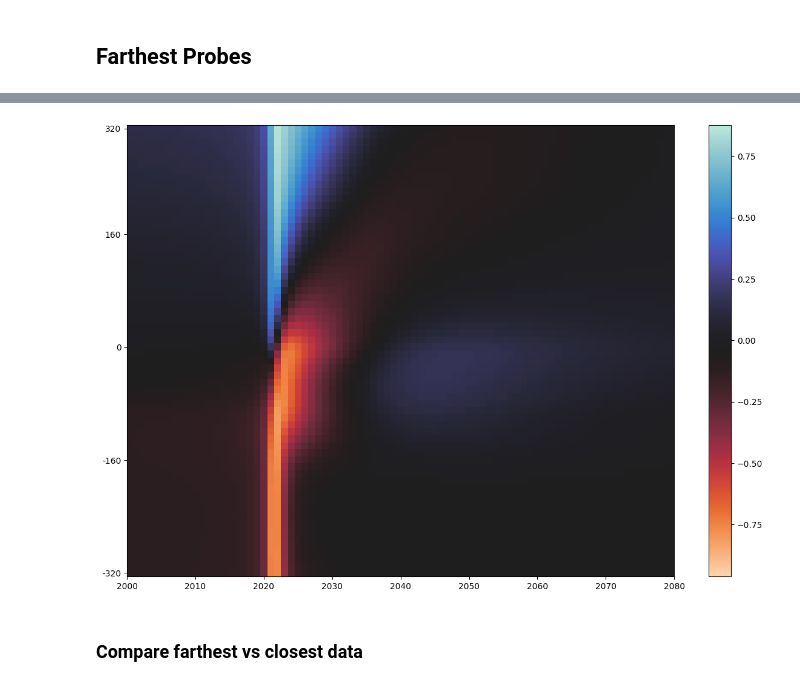
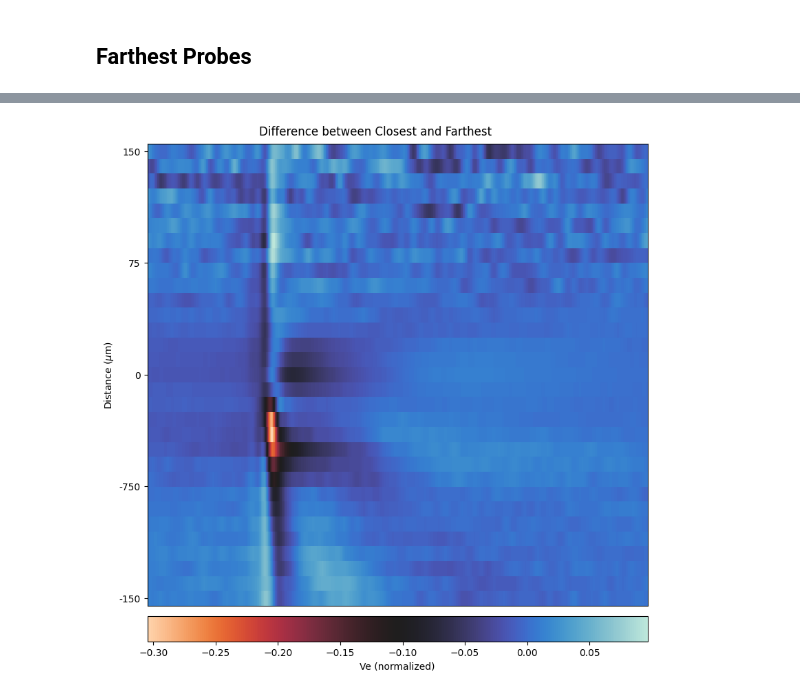
Before and after one commit to kedoxey/PyramidalCellSimulations, a Jupyter notebook: notebooks/figures/plot_linear_probes.ipynb, the cells around one changed output, grey strips where cells are left out. Cells and saved outputs as stored; diff of their text form; code cells hidden in the pictures.

```diff
--- a/notebooks/figures/plot_linear_probes.ipynb
+++ b/notebooks/figures/plot_linear_probes.ipynb
@@ -912,0 +1007,3 @@ closest_probes_df.head()
+# %%
+include_channels = [i for i in range(max_channel-15, max_channel+16)]
+include_channels[0], include_channels[-1]
@@ -913,9 +1036,9 @@ closest_probes_df.head()
 # %%
 avg_waves_close = []
 
-for channel_num in range(num_channels):
+for channel_num in include_channels:
 
-    channel_df = closest_probes_df[closest_probes_df.channel_num == channel_num]
+    channel_df = prep_closest_probes_df[prep_closest_probes_df.channel_num == channel_num]
 
     waves = []
 
@@ -927,10 +1050,13 @@ for channel_num in range(num_channels):
         wave = list(norm_ve)
         waves.append(wave)
 
+
     waves = np.array(waves)
     channel_avg = np.average(waves, 0)
 
     avg_waves_close.append(channel_avg)
+
+avg_waves_close = list(reversed(avg_waves_close))
 # %%
 icefire_cmap = sns.color_palette("icefire_r", as_cmap=True)
 
@@ -954,7 +1094,7 @@ fig.tight_layout()
 # %% [markdown]
 ## Farthest Probes
 # %%
-farthest_probes = find_n_farthest_probes(probes, n_probes//2, max_channel_i=n_channels//2)
-farthest_probes_df = data_df[data_df.probe_num.isin(farthest_probes)]
+farthest_probes = find_n_farthest_probes(probes, n_probes//2, max_channel_i=max_channel)
+farthest_probes_df = spike_df[spike_df.probe_num.isin(farthest_probes)]
 farthest_probes_df.head()
 # %% [output]
@@ -986,9 +1133,10 @@ array([ 2,  3,  5,  6,  7,  9, 11, 14, 16, 18, 21, 22, 23, 24, 27, 28, 30,
 # %%
 avg_waves_far = []
 
-for channel_num in range(num_channels):
 
-    channel_df = farthest_probes_df[farthest_probes_df.channel_num == channel_num]
+for channel_num in include_channels:
+
+    channel_df = prep_farthest_probes_df[prep_farthest_probes_df.channel_num == channel_num]
 
     waves = []
 
@@ -1004,3 +1152,5 @@ for channel_num in range(num_channels):
     channel_avg = np.average(waves, 0)
 
     avg_waves_far.append(channel_avg)
+
+avg_waves_far = list(reversed(avg_waves_far))
@@ -1007,15 +1191,20 @@ for channel_num in range(num_channels):
 # %%
-icefire_cmap = sns.color_palette("icefire_r", as_cmap=True)
+fig, axs = plt.subplots(1,1, figsize=(8,8), layout='constrained')
 
-fig, axs = plt.subplots(1,1, figsize=(12,8))
-im = axs.imshow(avg_waves_far, interpolation='nearest', aspect='auto', cmap=icefire_cmap)
-axs.set_xlim([2000, 2080])
-axs.set_yticks([0, 15, 31, 47, 63])
-axs.set_yticklabels([320, 160, 0, -160, -320])
-fig.colorbar(im)
-fig.tight_layout()
+im = axs.imshow(np.subtract(avg_waves_far, avg_waves_close), interpolation='nearest', aspect='auto', cmap=icefire_cmap)
+
+# axs.set_xlim([2000, 2080])
+# axs[0].set_yticks([0, 15, 31, 47, 63])
+# axs[0].set_yticklabels([320, 160, 0, -160, -320])
+axs.set_yticks([(len(include_channels)-1)*i for i in [0, 0.25, 0.5, 0.75, 1]])
+axs.set_yticklabels([(max_channel-include_channels[0])*i for i in [10, 5, 0, -50, -10]])
+axs.set_ylabel(r'Distance ($\mu$m)')
+axs.set_xticks([])
+
+cbar = fig.colorbar(im, location='bottom', label='Ve (normalized)', pad=0.02)
+# cbar.ax.set_xticklabels(['(-)', '0', '(+)'])
+fig.suptitle('Difference between Closest and Farthest');
+# fig.tight_layout()
 # fig.savefig(os.path.join(sim_dir, sim_label, 'farthest_probes.png'), dpi=300)
 # %% [output]
-[figure, old version]
+[figure, new version]
-# %% [markdown]
-### Compare farthest vs closest data
```
Also changed, not shown: parts of 57 cells of this notebook, 9 other files.
